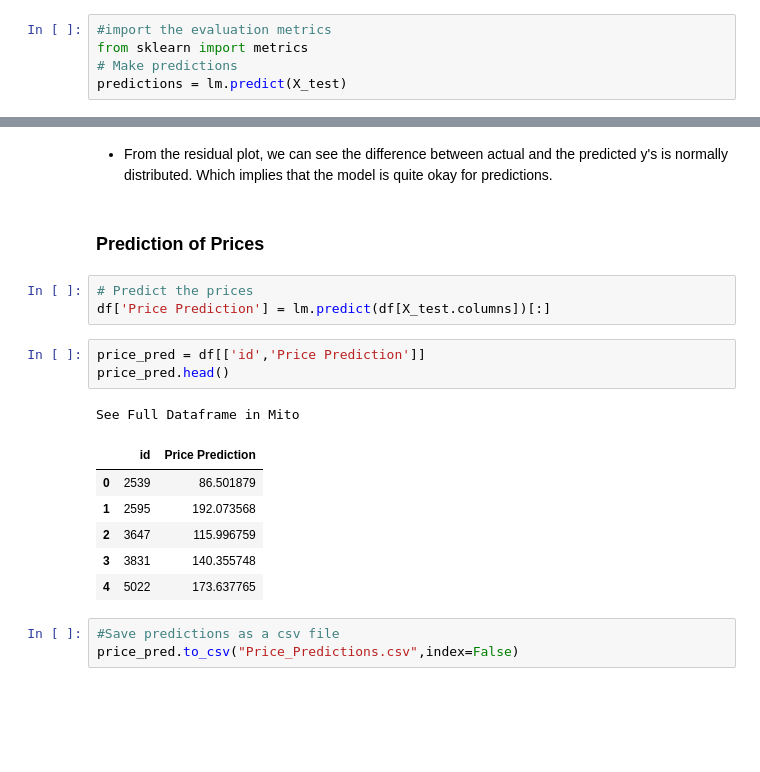
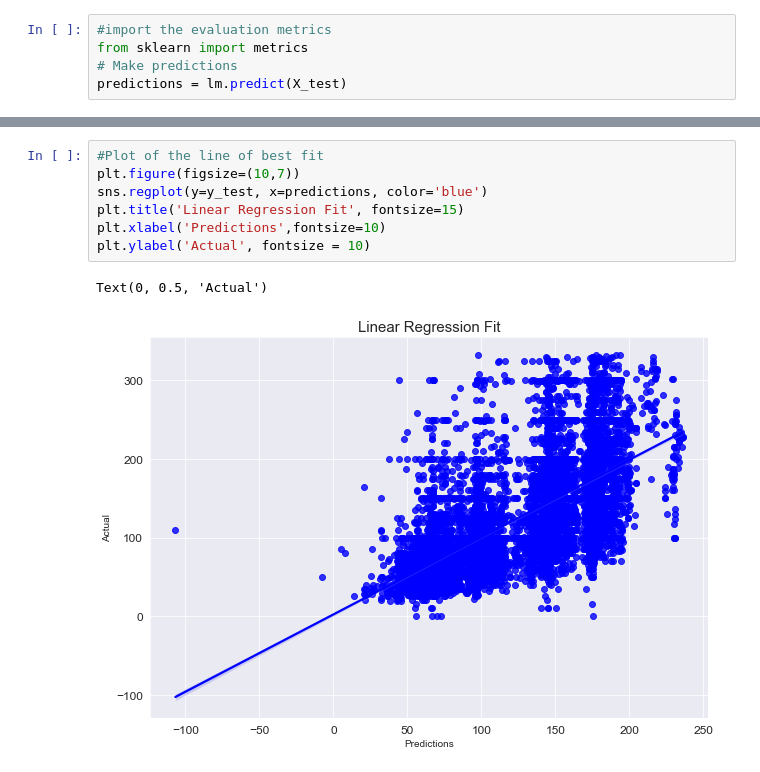
Before and after one commit to DavidNart90/House-Prediction-Model, a Jupyter notebook: Price Prediction/Price Predictions.ipynb, the cells around one changed output, grey strips where cells are left out. Saved outputs shown, nothing was run; the diff lists cells and outputs as text; blank space fills up the shorter version.

```diff
--- a/Price Prediction/Price Predictions.ipynb
+++ b/Price Prediction/Price Predictions.ipynb
@@ -454,21 +438,10 @@ Text(0.5, 1.0, 'Residuals')
-# %% [markdown]
-- From the residual plot, we can see the difference between actual and the predicted y's is normally distributed. Which implies that the model is quite okay for predictions.
-# %% [markdown]
-### Prediction of Prices
-# %%
-# Predict the prices
-df['Price Prediction'] = lm.predict(df[X_test.columns])[:]
-# %%
-price_pred = df[['id','Price Prediction']]
-price_pred.head()
-# %% [output]
-See Full Dataframe in Mito
-|  | id | Price Prediction |
-| 0 | 2539 | 86.501879 |
-| 1 | 2595 | 192.073568 |
-| 2 | 3647 | 115.996759 |
-| 3 | 3831 | 140.355748 |
-| 4 | 5022 | 173.637765 |
-# %%
-#Save predictions as a csv file
-price_pred.to_csv("Price_Predictions.csv",index=False)
+# %%
+#Plot of the line of best fit
+plt.figure(figsize=(10,7))
+sns.regplot(y=y_test, x=predictions, color='blue')
+plt.title('Linear Regression Fit', fontsize=15)
+plt.xlabel('Predictions',fontsize=10)
+plt.ylabel('Actual', fontsize = 10)
+# %% [output]
+Text(0, 0.5, 'Actual')
+[figure, added]
```
Also changed, not shown: parts of 39 cells of this notebook.
